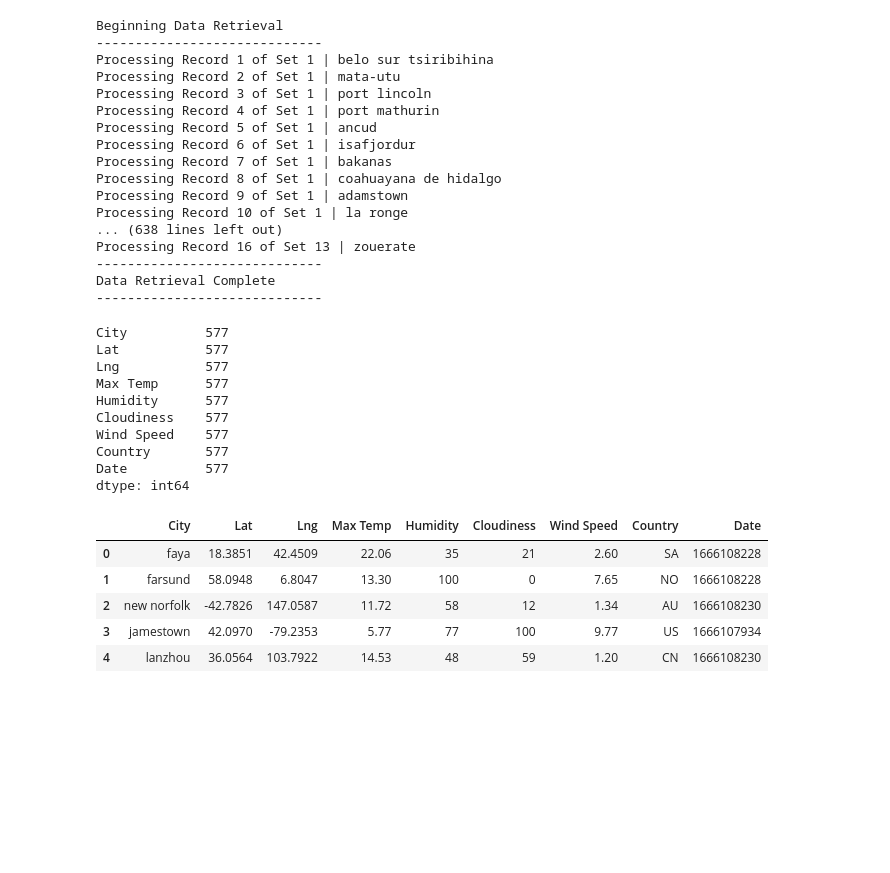
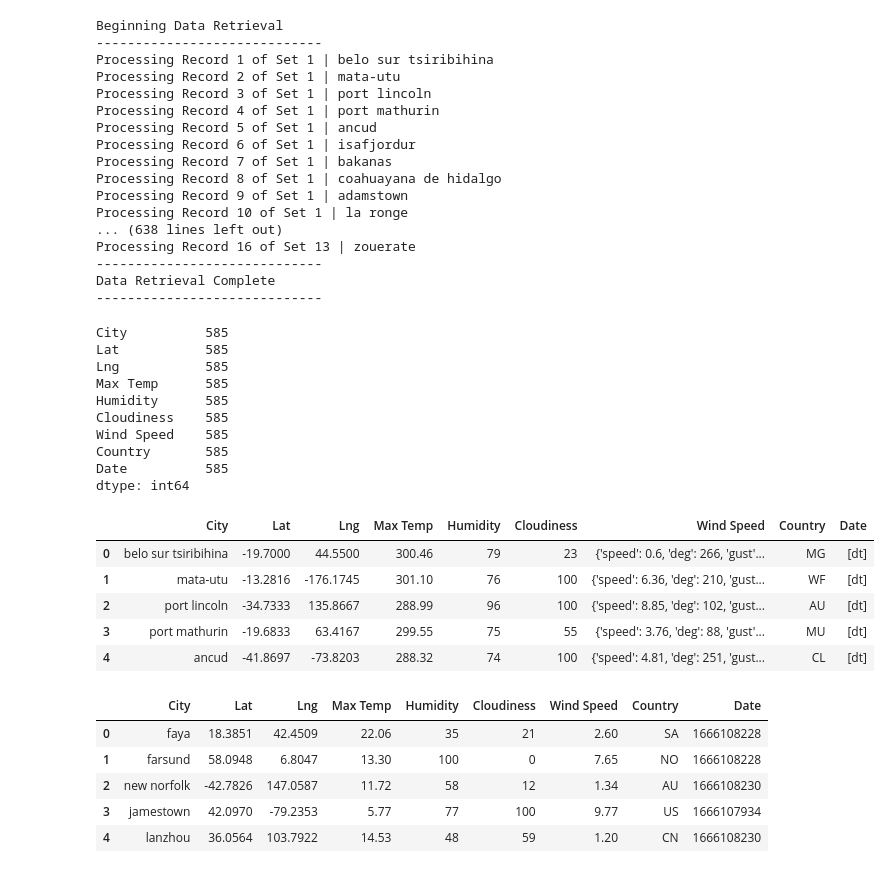
Before and after one commit to TRegan5/python-api-challenge, a Jupyter notebook: WeatherPy/WeatherPy.ipynb, the cells around one changed output. Cells and saved outputs as stored; diff of their text form; code cells hidden in the pictures; blank space fills up the shorter version.

Commit message:
Converted city_data to dataframe

```diff
--- a/WeatherPy/WeatherPy.ipynb
+++ b/WeatherPy/WeatherPy.ipynb
@@ -141,21 +141,30 @@ Data Retrieval Complete
 -----------------------------
 # %%
 # Convert the cities weather data into a Pandas DataFrame
-city_data_df = # YOUR CODE HERE
+city_data_df = pd.DataFrame(city_data) # YOUR CODE HERE
 
 # Show Record Count
 city_data_df.count()
 # %% [output]
-City          577
-Lat           577
-Lng           577
-Max Temp      577
-Humidity      577
-Cloudiness    577
-Wind Speed    577
-Country       577
-Date          577
+City          585
+Lat           585
+Lng           585
+Max Temp      585
+Humidity      585
+Cloudiness    585
+Wind Speed    585
+Country       585
+Date          585
 dtype: int64
+# %%
+city_data_df.head()
+# %% [output]
+|  | City | Lat | Lng | Max Temp | Humidity | Cloudiness | Wind Speed | Country | Date |
+| 0 | belo sur tsiribihina | -19.7000 | 44.5500 | 300.46 | 79 | 23 | {'speed': 0.6, 'deg': 266, 'gust'... | MG | [dt] |
+| 1 | mata-utu | -13.2816 | -176.1745 | 301.10 | 76 | 100 | {'speed': 6.36, 'deg': 210, 'gust... | WF | [dt] |
+| 2 | port lincoln | -34.7333 | 135.8667 | 288.99 | 96 | 100 | {'speed': 8.85, 'deg': 102, 'gust... | AU | [dt] |
+| 3 | port mathurin | -19.6833 | 63.4167 | 299.55 | 75 | 55 | {'speed': 3.76, 'deg': 88, 'gust'... | MU | [dt] |
+| 4 | ancud | -41.8697 | -73.8203 | 288.32 | 74 | 100 | {'speed': 4.81, 'deg': 251, 'gust... | CL | [dt] |
 # %%
 # Display sample data
 city_data_df.head()
```
